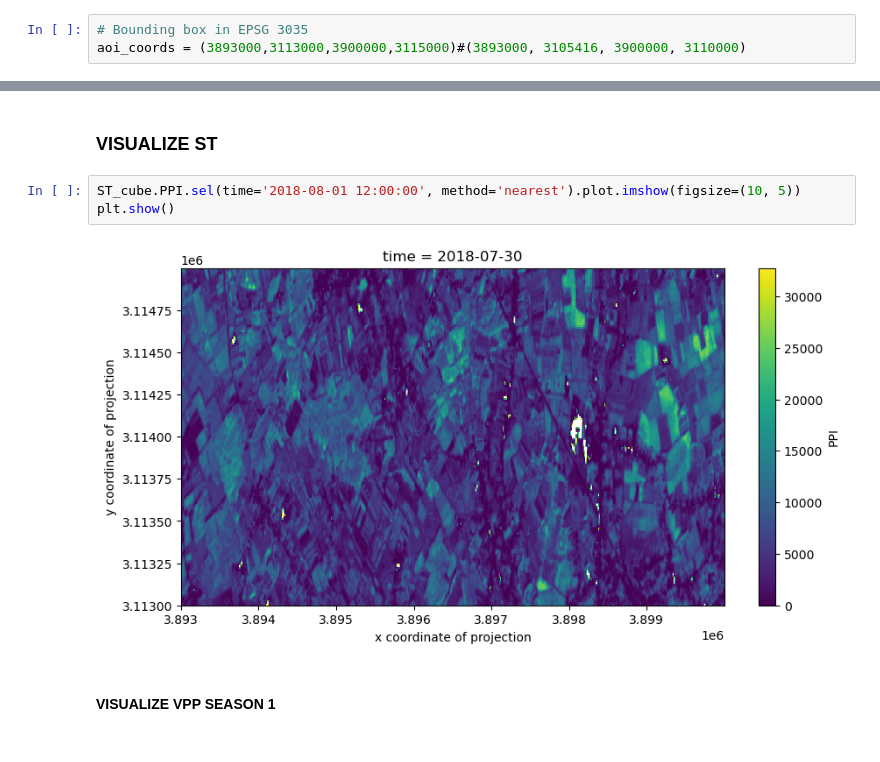
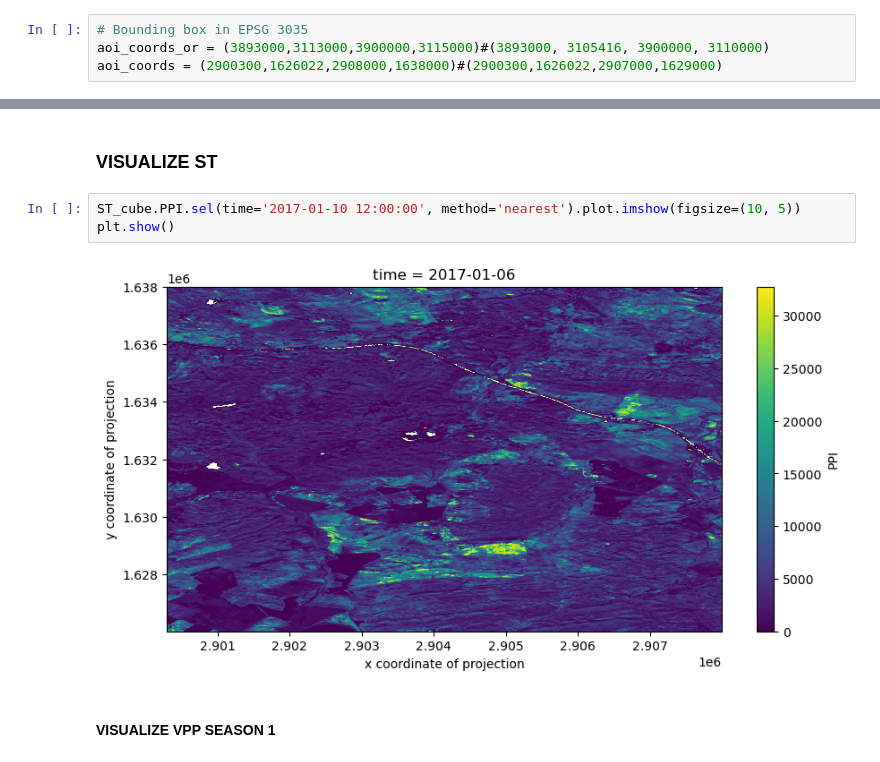
Before and after one commit to VITObelgium/HR-VPP-High-Resolution-Vegetation-Phenology-and-Productivity, a Jupyter notebook: scripts/usecases/notebooks/HR-VPP_drought_usecase.ipynb, the cells around one changed output, grey strips where cells are left out. Saved outputs shown, nothing was run; the diff lists cells and outputs as text.

```diff
--- a/scripts/usecases/notebooks/HR-VPP_drought_usecase.ipynb
+++ b/scripts/usecases/notebooks/HR-VPP_drought_usecase.ipynb
@@ -100,4 +111,5 @@ The following environment variables are now available:
 Before comparing the two workflows, we will select an Area Of Interest (AOI) that will be used in both examples. The next cells define the bounding box of our AOI and plot it on an interactive map.
 # %%
 # Bounding box in EPSG 3035
-aoi_coords = (3893000,3113000,3900000,3115000)#(3893000, 3105416, 3900000, 3110000)
+aoi_coords_or = (3893000,3113000,3900000,3115000)#(3893000, 3105416, 3900000, 3110000)
+aoi_coords = (2900300,1626022,2908000,1638000)#(2900300,1626022,2907000,1629000)
@@ -1454,10 +957,10 @@ VPP_cube_S2 = VPP_cube_S2.where(VPP_cube_S2.SOSD != 0, drop=True)
 # %% [markdown]
 ### VISUALIZE ST
 # %%
-ST_cube.PPI.sel(time='2018-08-01 12:00:00', method='nearest').plot.imshow(figsize=(10, 5))
+ST_cube.PPI.sel(time='2017-01-10 12:00:00', method='nearest').plot.imshow(figsize=(10, 5))
 plt.show()
 # %% [output]
-[figure, old version]
+[figure, new version]
 # %% [markdown]
 #### VISUALIZE VPP SEASON 1
 # %%
```
Also changed, not shown: parts of 70 cells of this notebook.
